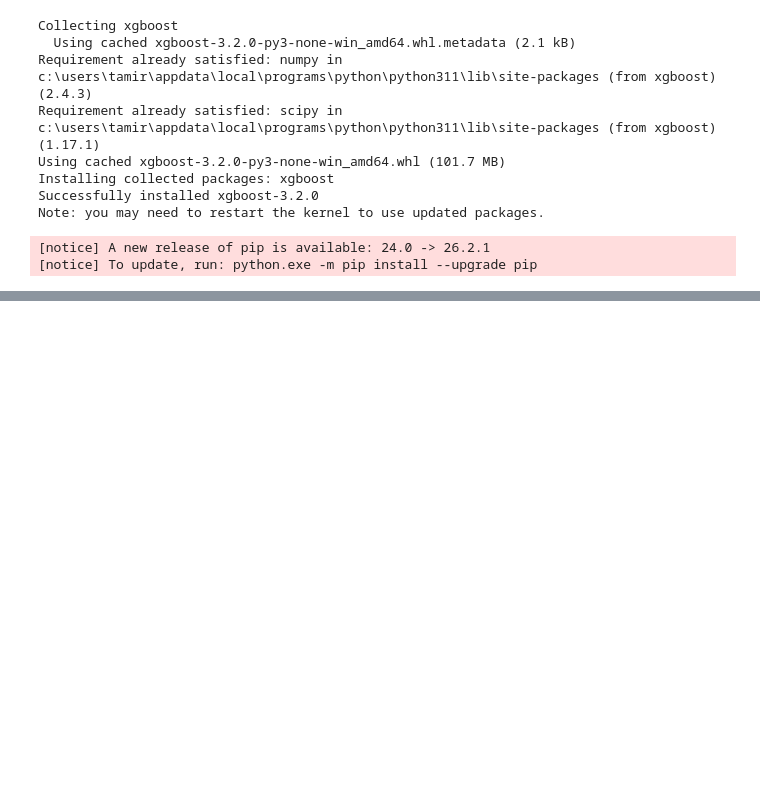
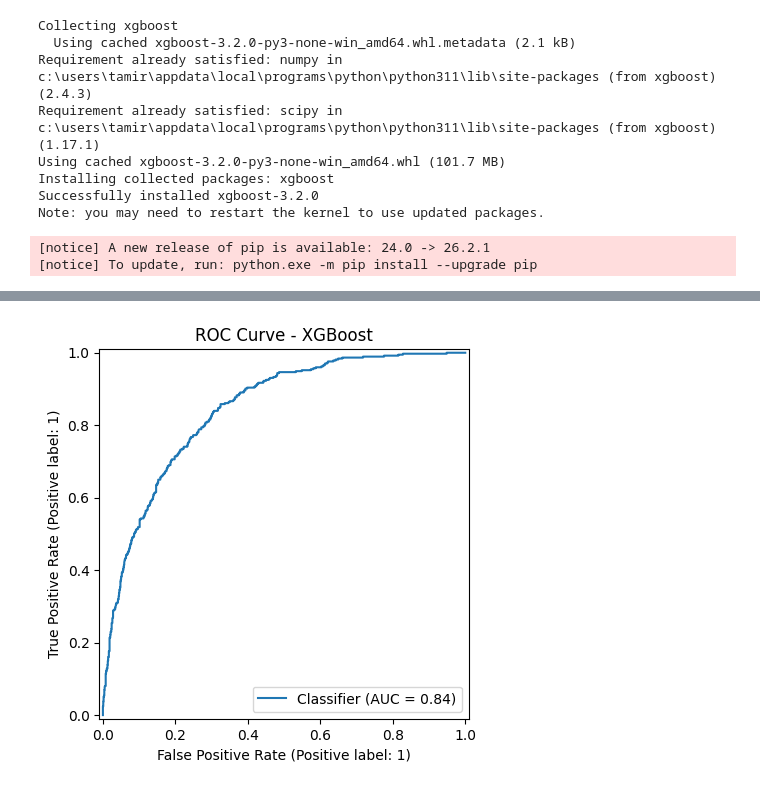
Before and after one commit to Tamirahsharieff/Zaalima-Data-Analytics-Team, a Jupyter notebook: notebooks/customer_churn_analysis.ipynb, the cells around one changed output, grey strips where cells are left out. Cells and saved outputs as stored; diff of their text form; code cells hidden in the pictures; blank space fills up the shorter version.

```diff
--- a/notebooks/customer_churn_analysis.ipynb
+++ b/notebooks/customer_churn_analysis.ipynb
@@ -2329,3 +2269,12 @@ Note: you may need to restart the kernel to use updated packages.
 # %%
 from xgboost import XGBClassifier
 from sklearn.metrics import accuracy_score, classification_report, roc_auc_score
+# %%
+# Remove rows where the target is missing
+train_mask = y_train.notna()
+
+X_train = X_train.loc[train_mask]
+y_train = y_train.loc[train_mask]
+
+print(y_train.isna().sum())
+print(y_train.unique())
@@ -2352,0 +2331,5 @@ NameError: name 'X_train' is not defined
+# %%
+y_train_xgb = y_train.astype(int)
+y_test_xgb = y_test.astype(int)
+# %%
+xgb_model.fit(X_train, y_train_xgb)
@@ -2352,0 +2349,6 @@ NameError: name 'X_train' is not defined
+# %%
+# Predictions
+y_pred_xgb = xgb_model.predict(X_test)
+
+# Probability for positive class
+y_prob_xgb = xgb_model.predict_proba(X_test)[:, 1]
@@ -2352,0 +2374,10 @@ NameError: name 'X_train' is not defined
+# %%
+from sklearn.metrics import RocCurveDisplay
+import matplotlib.pyplot as plt
+
+RocCurveDisplay.from_predictions(y_test_xgb, y_prob_xgb)
+
+plt.title("ROC Curve - XGBoost")
+plt.show()
+# %% [output]
+[figure, added]
```
Also changed, not shown: parts of 54 cells of this notebook.
